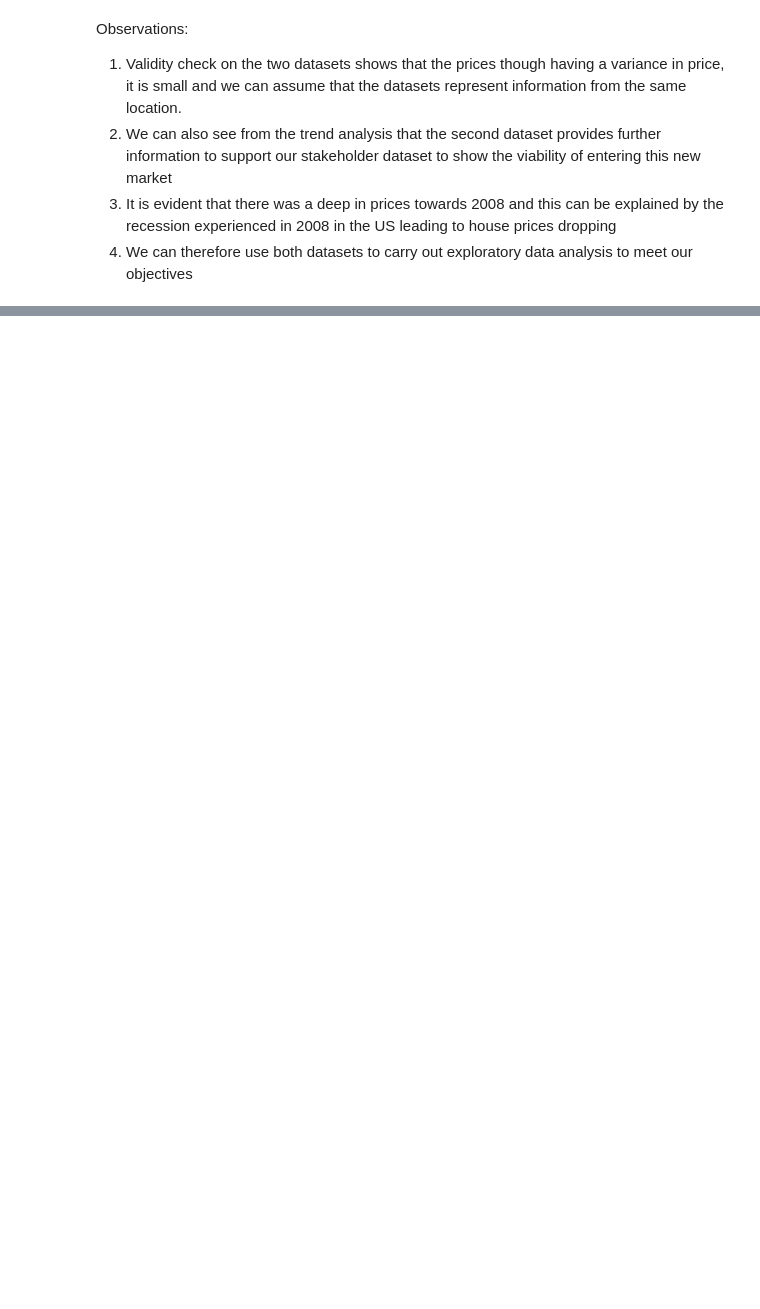
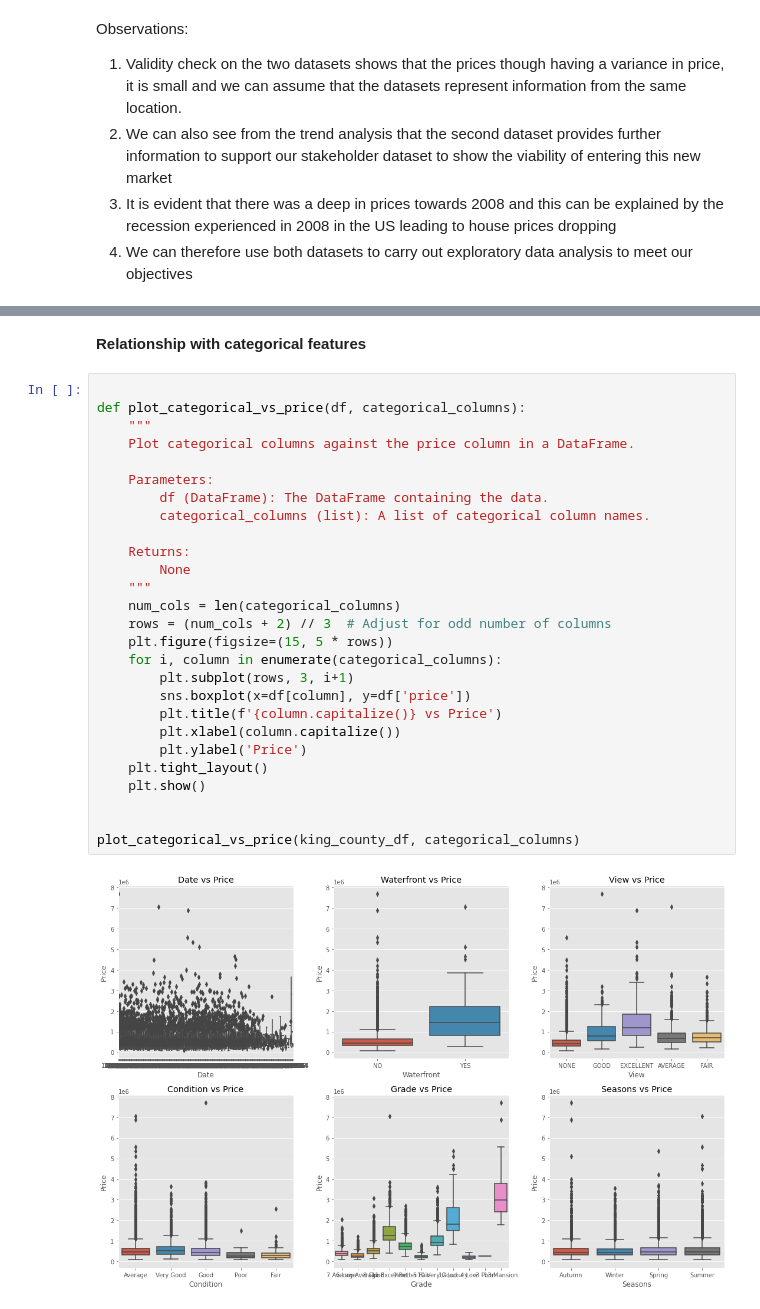
Before and after one commit to Judykoech/Phase2--Group1-Project, a Jupyter notebook: student.ipynb, the cells around one changed output, grey strips where cells are left out. Cells and saved outputs as stored; diff of their text form; blank space fills up the shorter version.

```diff
--- a/student.ipynb
+++ b/student.ipynb
@@ -1092,0 +1313,31 @@ Observations:
+# %% [markdown]
+**Relationship with categorical features**
+# %%
+
+def plot_categorical_vs_price(df, categorical_columns):
+    """
+    Plot categorical columns against the price column in a DataFrame.
+
+    Parameters:
+        df (DataFrame): The DataFrame containing the data.
+        categorical_columns (list): A list of categorical column names.
+
+    Returns:
+        None
+    """
+    num_cols = len(categorical_columns)
+    rows = (num_cols + 2) // 3  # Adjust for odd number of columns
+    plt.figure(figsize=(15, 5 * rows))
+    for i, column in enumerate(categorical_columns):
+        plt.subplot(rows, 3, i+1)
+        sns.boxplot(x=df[column], y=df['price'])
+        plt.title(f'{column.capitalize()} vs Price')
+        plt.xlabel(column.capitalize())
+        plt.ylabel('Price')
+    plt.tight_layout()
+    plt.show()
+
+
+plot_categorical_vs_price(king_county_df, categorical_columns)
+# %% [output]
+[figure, added]
```
Also changed, not shown: parts of 39 cells of this notebook.
